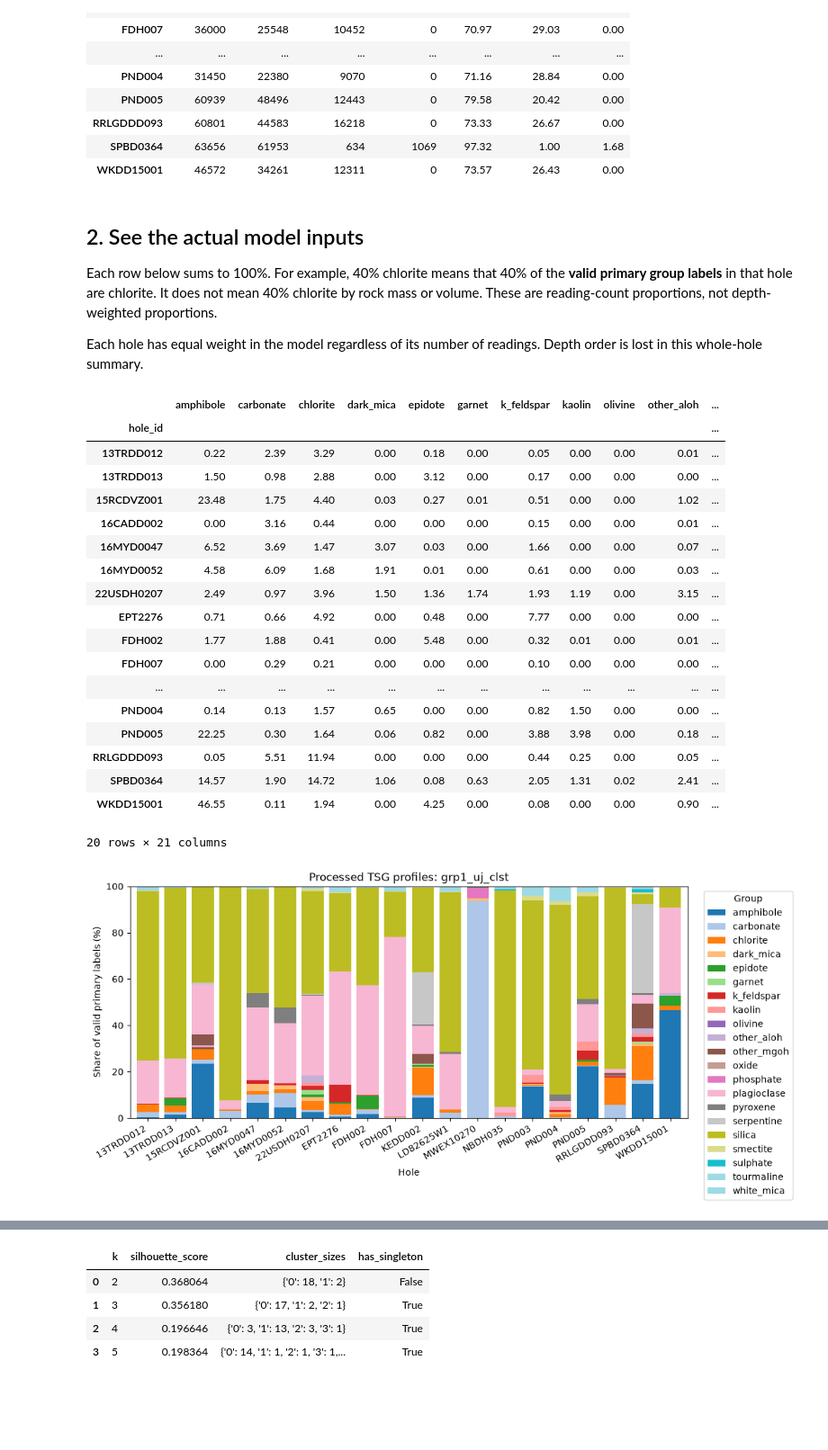
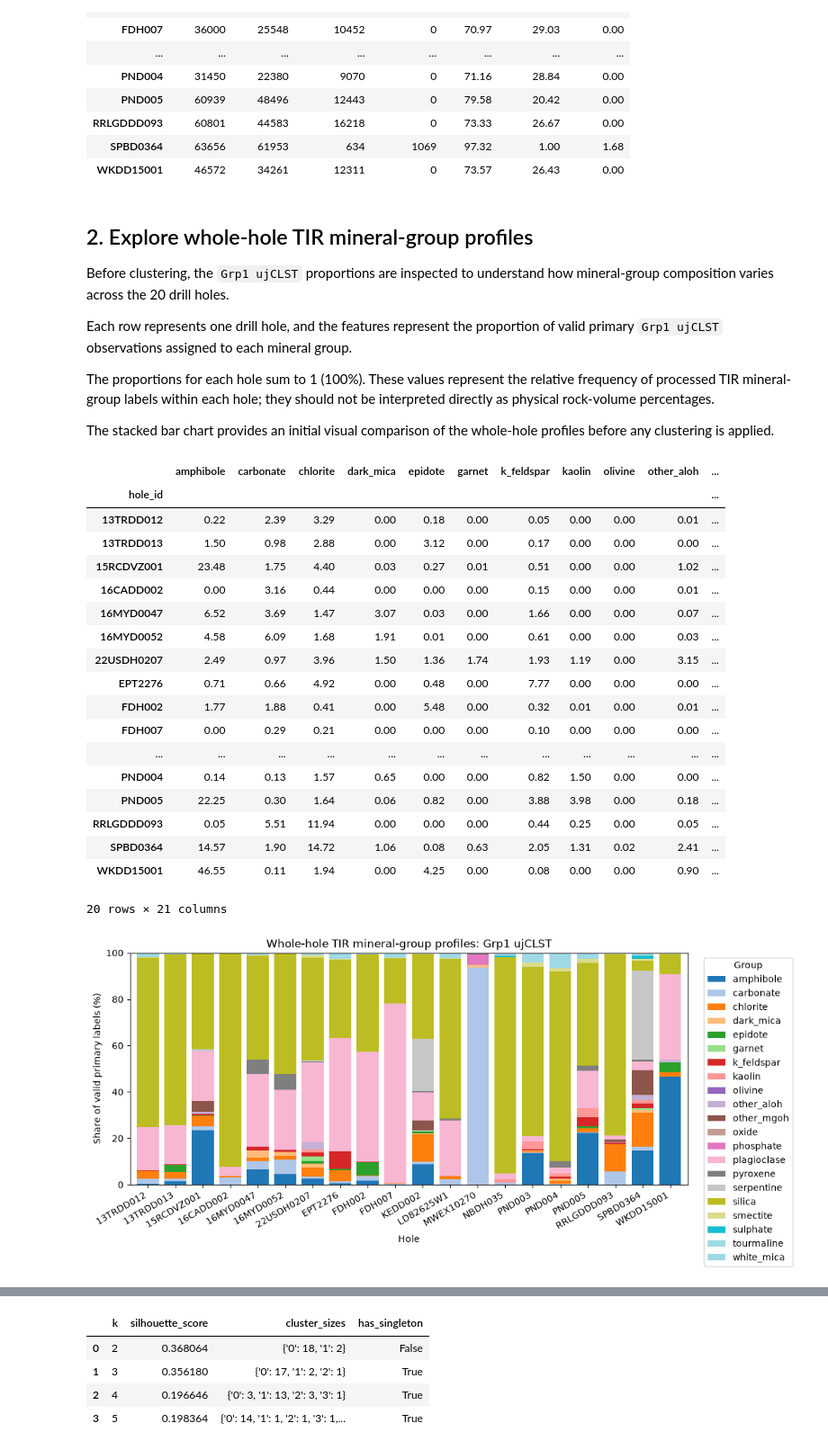
Before and after one commit to Danielccn8/gswa-hylogger-data-crunch, a Jupyter notebook: notebooks/30_clustering/02_tir_ujclst_clustering.ipynb, the cells around one changed output, grey strips where cells are left out. Shown at 90% size. Cells and saved outputs as stored; diff of their text form; code cells hidden in the pictures; blank space fills up the shorter version.

Commit message:
Expand TIR clustering diagnostics and visualizations

```diff
--- a/notebooks/30_clustering/02_tir_ujclst_clustering.ipynb
+++ b/notebooks/30_clustering/02_tir_ujclst_clustering.ipynb
@@ -85,42 +109,46 @@ Loaded 20 holes from processed logs only.
 | SPBD0364 | 63656 | 61953 | 634 | 1069 | 97.32 | 1.00 | 1.68 |
 | WKDD15001 | 46572 | 34261 | 12311 | 0 | 73.57 | 26.43 | 0.00 |
 # %% [markdown]
-## 2. See the actual model inputs
+## 2. Explore whole-hole TIR mineral-group profiles
 
-Each row below sums to 100%. For example, 40% chlorite means that 40% of the **valid primary group labels** in that hole are chlorite. It does not mean 40% chlorite by rock mass or volume. These are reading-count proportions, not depth-weighted proportions.
+Before clustering, the `Grp1 ujCLST` proportions are inspected to understand how mineral-group composition varies across the 20 drill holes.
 
-Each hole has equal weight in the model regardless of its number of readings. Depth order is lost in this whole-hole summary.
+Each row represents one drill hole, and the features represent the proportion of valid primary `Grp1 ujCLST` observations assigned to each mineral group.
+
+The proportions for each hole sum to 1 (100%). These values represent the relative frequency of processed TIR mineral-group labels within each hole; they should not be interpreted directly as physical rock-volume percentages.
+
+The stacked bar chart provides an initial visual comparison of the whole-hole profiles before any clustering is applied.
 # %%
 display((inputs.proportions * 100).round(2))
 ax = (inputs.proportions * 100).plot.bar(
     stacked=True, figsize=(11, 5), width=0.8, colormap="tab20"
 )
 ax.set_ylabel("Share of valid primary labels (%)")
 ax.set_xlabel("Hole")
-ax.set_title(f"Processed TSG profiles: {FEATURE_LOG}")
+ax.set_title(f"Whole-hole TIR mineral-group profiles: Grp1 ujCLST")
 ax.legend(title="Group", bbox_to_anchor=(1.02, 1), loc="upper left")
 plt.xticks(rotation=30, ha="right")
 plt.tight_layout()
 plt.show()
 # %% [output]
 |  | amphibole | carbonate | chlorite | dark_mica | epidote | garnet | k_feldspar | kaolin | olivine | other_aloh | ... |
 | hole_id |  |  |  |  |  |  |  |  |  |  | ... |
 | 13TRDD012 | 0.22 | 2.39 | 3.29 | 0.00 | 0.18 | 0.00 | 0.05 | 0.00 | 0.00 | 0.01 | ... |
 | 13TRDD013 | 1.50 | 0.98 | 2.88 | 0.00 | 3.12 | 0.00 | 0.17 | 0.00 | 0.00 | 0.00 | ... |
 | 15RCDVZ001 | 23.48 | 1.75 | 4.40 | 0.03 | 0.27 | 0.01 | 0.51 | 0.00 | 0.00 | 1.02 | ... |
 | 16CADD002 | 0.00 | 3.16 | 0.44 | 0.00 | 0.00 | 0.00 | 0.15 | 0.00 | 0.00 | 0.01 | ... |
 | 16MYD0047 | 6.52 | 3.69 | 1.47 | 3.07 | 0.03 | 0.00 | 1.66 | 0.00 | 0.00 | 0.07 | ... |
 | 16MYD0052 | 4.58 | 6.09 | 1.68 | 1.91 | 0.01 | 0.00 | 0.61 | 0.00 | 0.00 | 0.03 | ... |
 | 22USDH0207 | 2.49 | 0.97 | 3.96 | 1.50 | 1.36 | 1.74 | 1.93 | 1.19 | 0.00 | 3.15 | ... |
 | EPT2276 | 0.71 | 0.66 | 4.92 | 0.00 | 0.48 | 0.00 | 7.77 | 0.00 | 0.00 | 0.00 | ... |
 | FDH002 | 1.77 | 1.88 | 0.41 | 0.00 | 5.48 | 0.00 | 0.32 | 0.01 | 0.00 | 0.01 | ... |
 | FDH007 | 0.00 | 0.29 | 0.21 | 0.00 | 0.00 | 0.00 | 0.10 | 0.00 | 0.00 | 0.00 | ... |
 | ... | ... | ... | ... | ... | ... | ... | ... | ... | ... | ... | ... |
 | PND004 | 0.14 | 0.13 | 1.57 | 0.65 | 0.00 | 0.00 | 0.82 | 1.50 | 0.00 | 0.00 | ... |
 | PND005 | 22.25 | 0.30 | 1.64 | 0.06 | 0.82 | 0.00 | 3.88 | 3.98 | 0.00 | 0.18 | ... |
 | RRLGDDD093 | 0.05 | 5.51 | 11.94 | 0.00 | 0.00 | 0.00 | 0.44 | 0.25 | 0.00 | 0.05 | ... |
 | SPBD0364 | 14.57 | 1.90 | 14.72 | 1.06 | 0.08 | 0.63 | 2.05 | 1.31 | 0.02 | 2.41 | ... |
 | WKDD15001 | 46.55 | 0.11 | 1.94 | 0.00 | 4.25 | 0.00 | 0.08 | 0.00 | 0.00 | 0.90 | ... |
 20 rows × 21 columns
-[figure, old version]
+[figure, new version]
 # %% [markdown]
```
Also changed, not shown: parts of 18 cells of this notebook.
